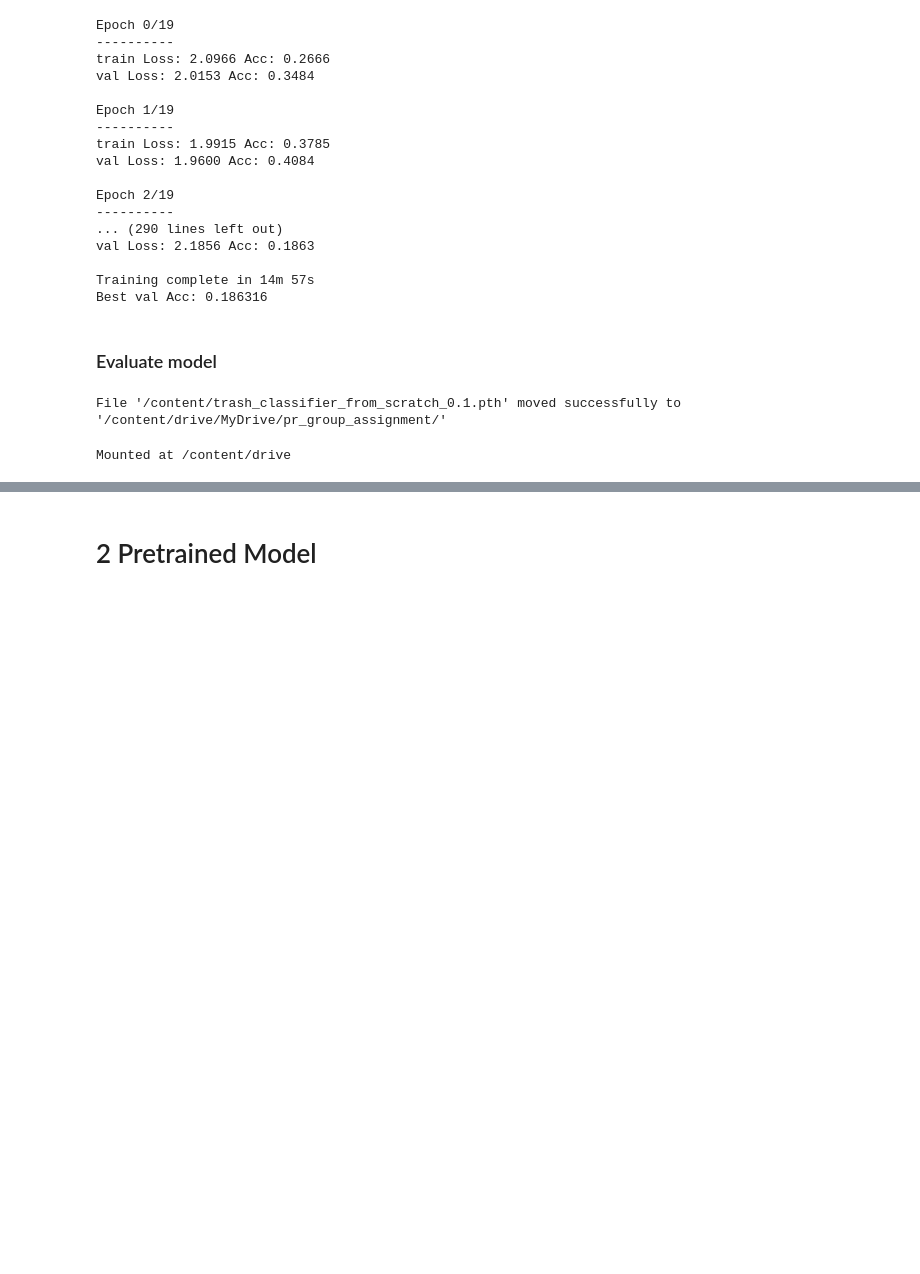
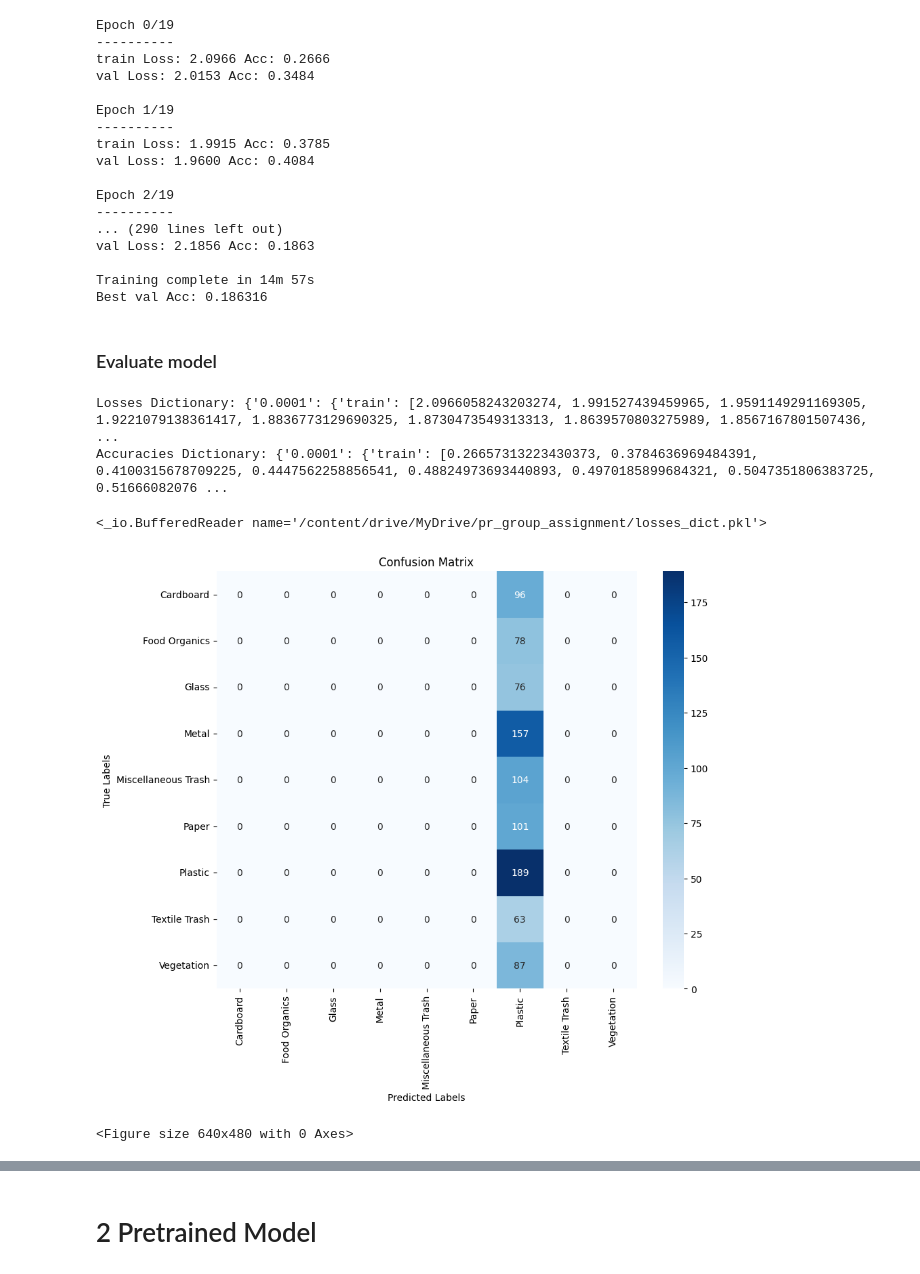
Before and after one commit to SasikaA073/PR-group-assignment, a Jupyter notebook: main.ipynb, the cells around one changed output, grey strips where cells are left out. Cells and saved outputs as stored; diff of their text form; code cells hidden in the pictures; blank space fills up the shorter version.

```diff
--- a/main.ipynb
+++ b/main.ipynb
@@ -409,6 +385,0 @@ len(loader)
-# %%
-for batch, _ in train_loader:
-    print(batch.shape)
-    sample_image = batch[0]
-    print(sample_image.shape)
-    break
@@ -490,27 +451,27 @@ Training complete in 14m 57s
 Best val Acc: 0.186316
 # %% [markdown]
 ### Evaluate model
-# %%
-# prompt: move "/content/trash_classifier_from_scratch_0.0001.pth" to "/content/drive/MyDrive/pr_group_assignment/"
-
-import shutil
-import os
-
-# Source path of the file
-source_path = "/content/trash_classifier_from_scratch_0.1.pth"
-
-# Destination path in Google Drive
-destination_path = "/content/drive/MyDrive/pr_group_assignment/"
-
-# Check if the source file exists
-if os.path.exists(source_path):
-    try:
-        # Move the file
-        shutil.move(source_path, destination_path)
-        print(f"File '{source_path}' moved successfully to '{destination_path}'")
-    except Exception as e:
-        print(f"Error moving file: {e}")
-else:
-    print(f"Source file '{source_path}' not found.")
-# %% [output]
-File '/content/trash_classifier_from_scratch_0.1.pth' moved successfully to '/content/drive/MyDrive/pr_group_assignment/'
+# %%
+import pickle
+
+# Replace with the actual paths to your pickle files
+losses_file_path = '/content/drive/MyDrive/pr_group_assignment/losses_dict.pkl'
+accuracies_file_path = '/content/drive/MyDrive/pr_group_assignment/accuracies_dict.pkl'
+
+# Load the pickle files as dictionaries
+with open(losses_file_path, 'rb') as losses_file:
+    losses_dict = pickle.load(losses_file)
+
+with open(accuracies_file_path, 'rb') as accuracies_file:
+    accuracies_dict = pickle.load(accuracies_file)
+
+# Now you have the data loaded as dictionaries
+print("Losses Dictionary:", losses_dict)
+print("Accuracies Dictionary:", accuracies_dict)
+# %% [output]
+Losses Dictionary: {'0.0001': {'train': [2.0966058243203274, 1.991527439459965, 1.9591149291169305, 1.9221079138361417, 1.8836773129690325, 1.8730473549313313, 1.8639570803275989, 1.8567167801507436,  ...
+Accuracies Dictionary: {'0.0001': {'train': [0.26657313223430373, 0.3784636969484391, 0.4100315678709225, 0.4447562258856541, 0.48824973693440893, 0.4970185899684321, 0.5047351806383725, 0.51666082076 ...
+# %%
+losses_dict
+# %% [output]
+<_io.BufferedReader name='/content/drive/MyDrive/pr_group_assignment/losses_dict.pkl'>
@@ -526,36 +489,40 @@ import seaborn as sns
 # Assuming 'trash_classifier_from_scratch' is your trained model and 'test_loader' is your test data loader
 # Load the best model
 # Replace with your model's path if needed
-model_path = "/content/trash_classifier_from_scratch_0.001.pth" # Or the path to your best model
+model_path = f"/content/drive/MyDrive/pr_group_assignment/trash_classifier_from_scratch_{default_lr}.pth" # Or the path to your best model
 trash_classifier_from_scratch = TrashClassifier() # Assuming you defined the TrashClassifier class somewhere above
 trash_classifier_from_scratch.load_state_dict(torch.load(model_path))
 trash_classifier_from_scratch.to(device)  # Make sure the model is on the correct device
 trash_classifier_from_scratch.eval()  # Set the model to evaluation mode
 
 
 # Make predictions on the test set
 all_preds = []
 all_labels = []
 
 with torch.no_grad():
     for inputs, labels in test_loader:
         inputs = inputs.to(device)
         labels = labels.to(device)
         outputs = trash_classifier_from_scratch(inputs)
         _, preds = torch.max(outputs, 1)
         all_preds.extend(preds.cpu().numpy())
         all_labels.extend(labels.cpu().numpy())
 
 # Calculate the confusion matrix
 cm = confusion_matrix(all_labels, all_preds)
 
 # Visualize the confusion matrix using seaborn
 plt.figure(figsize=(10, 8))
 sns.heatmap(cm, annot=True, fmt="d", cmap="Blues",
             xticklabels=class_names, yticklabels=class_names)  # Use the class names you defined earlier
 plt.xlabel("Predicted Labels")
 plt.ylabel("True Labels")
 plt.title("Confusion Matrix")
 plt.show()
+
+# save image
+plt.savefig("/content/drive/MyDrive/pr_group_assignment/confusion_matrix_from_scratch.png")
 # %% [output]
+[figure, added]
-Mounted at /content/drive
+<Figure size 640x480 with 0 Axes>
```
Also changed, not shown: parts of 27 cells of this notebook.
